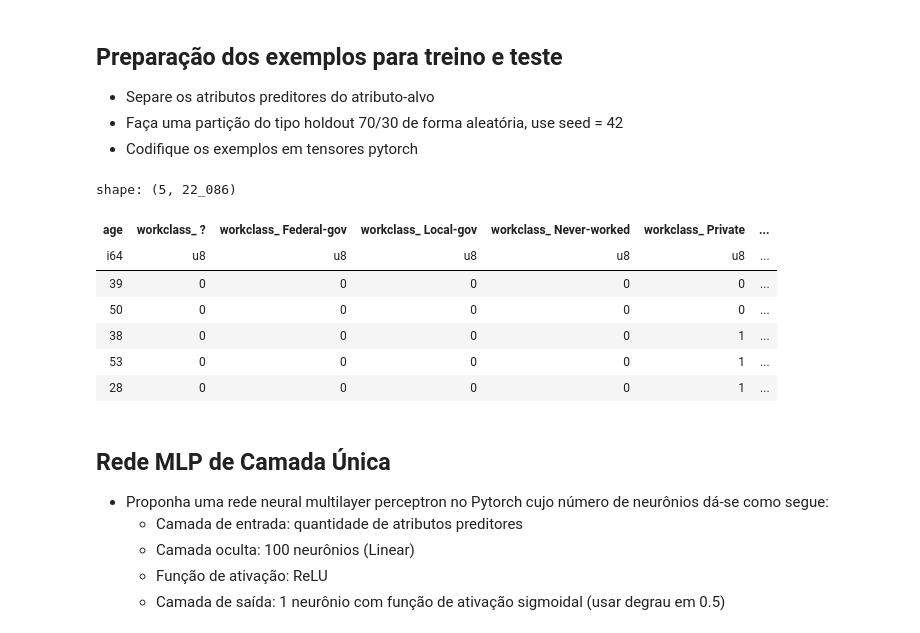
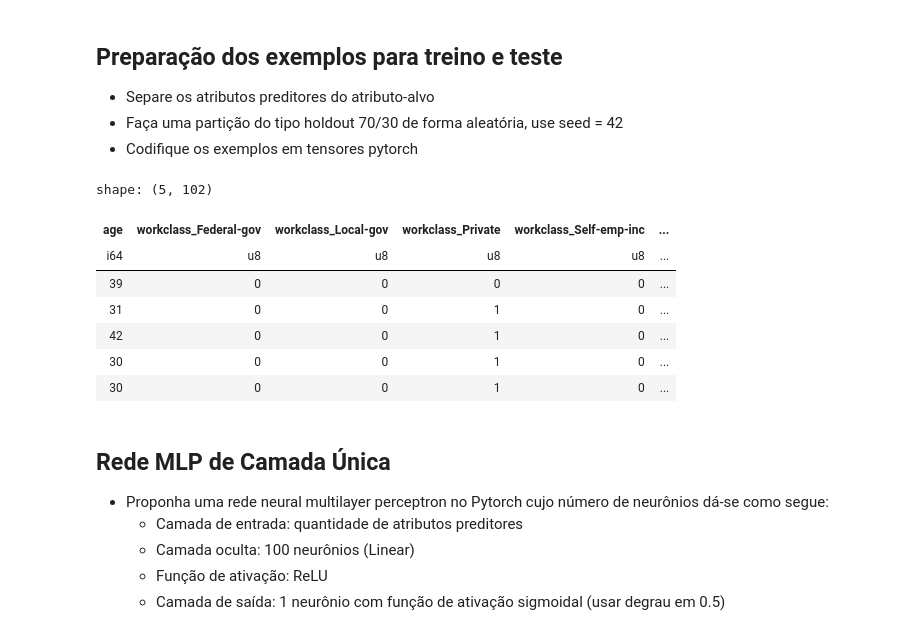
Before and after one commit to cjcaio/topicos1-projeto2-rede-mlp-com-pytorch, a Jupyter notebook: Topicos1-2026.1-Tarefa2.ipynb, the cells around one changed output. Cells and saved outputs as stored; diff of their text form; code cells hidden in the pictures.

Commit message:
fix one hot encoding and improved EDA

```diff
--- a/Topicos1-2026.1-Tarefa2.ipynb
+++ b/Topicos1-2026.1-Tarefa2.ipynb
@@ -78,11 +62,15 @@ shape: (5, 15)
 # %%
-df_train: DataFrame = df_train.with_columns(
-    pl.col("income").str.strip_chars())
+str_cols = df.select(pl.col(pl.String)).columns
+df = df.with_columns([pl.col(c).str.strip_chars() for c in str_cols])
 
-df_train: DataFrame = df_train.with_columns(
-    (pl.col("income") == ">50K").cast(pl.Int8).alias("income"))
+df = df.with_columns(pl.col("income").str.replace_all(r"\.", "").alias("income"))
 
-df_train.head()
+# fnlwgt, education-num, capital-gain, capital-loss e hours-per-week são
+# colunas numéricas lidas como string por causa dos espaços originais
+num_cols = ["fnlwgt", "education-num", "capital-gain", "capital-loss", "hours-per-week"]
+df = df.with_columns([pl.col(c).cast(pl.Int64) for c in num_cols])
+
+df.head()
 # %% [output]
 shape: (5, 15)
 | age | workclass | fnlwgt | education | education-num | marital-status | occupation | relationship | race | ... |
@@ -94,0 +83,10 @@ shape: (5, 15)
+# %%
+# filtros dos autores
+# (AAGE>16) && (AGI>100) && (AFNLWGT>1) && (HRSWK>0)
+df = df.filter(
+    (pl.col("age")           > 16) &
+    (pl.col("capital-gain")  > 100) &
+    (pl.col("fnlwgt")        > 1)  &
+    (pl.col("hours-per-week") > 0)
+)
+print(f"{len(df):>5} exemplos")
@@ -94,0 +95,5 @@ shape: (5, 15)
+# %%
+# removendo dados faltantes
+missing_cols = ["workclass", "occupation", "native-country"]
+df = df.filter(~pl.any_horizontal([pl.col(c) == "?" for c in missing_cols]))
+print(f"{len(df):>5} exemplos")
@@ -94,0 +102,2 @@ shape: (5, 15)
+# %%
+df = df.with_columns((pl.col("income") == ">50K").cast(pl.Int8).alias("income"))
@@ -120,18 +147,22 @@ Não, o dataset não é balanceado. A distribuição das classes ficou:
 - Faça uma partição do tipo holdout 70/30 de forma aleatória, use seed = 42
 - Codifique os exemplos em tensores pytorch
 # %%
-categorical: list[str] = df_train.select(pl.col(pl.Utf8)).columns
+# one hot encoding apenas das colunas categoricas reais
+categorical_cols = [
+    "workclass", "education", "marital-status", "occupation",
+    "relationship", "race", "sex", "native-country",
+]
+df_encoded = df.to_dummies(columns=categorical_cols)
 
-df: DataFrame = df_train.to_dummies(columns=categorical)
-
-df.head()
+n_features = df_encoded.shape[1] - 1
+df_encoded.head()
 # %% [output]
-shape: (5, 22_086)
+shape: (5, 102)
-| age | workclass_ ? | workclass_ Federal-gov | workclass_ Local-gov | workclass_ Never-worked | workclass_ Private | ... |
-| i64 | u8 | u8 | u8 | u8 | u8 | ... |
-| 39 | 0 | 0 | 0 | 0 | 0 | ... |
-| 50 | 0 | 0 | 0 | 0 | 0 | ... |
-| 38 | 0 | 0 | 0 | 0 | 1 | ... |
-| 53 | 0 | 0 | 0 | 0 | 1 | ... |
-| 28 | 0 | 0 | 0 | 0 | 1 | ... |
+| age | workclass_Federal-gov | workclass_Local-gov | workclass_Private | workclass_Self-emp-inc | ... |
+| i64 | u8 | u8 | u8 | u8 | ... |
+| 39 | 0 | 0 | 0 | 0 | ... |
+| 31 | 0 | 0 | 1 | 0 | ... |
+| 42 | 0 | 0 | 1 | 0 | ... |
+| 30 | 0 | 0 | 1 | 0 | ... |
+| 30 | 0 | 0 | 1 | 0 | ... |
 # %%
```
Also changed, not shown: parts of 12 cells of this notebook.
